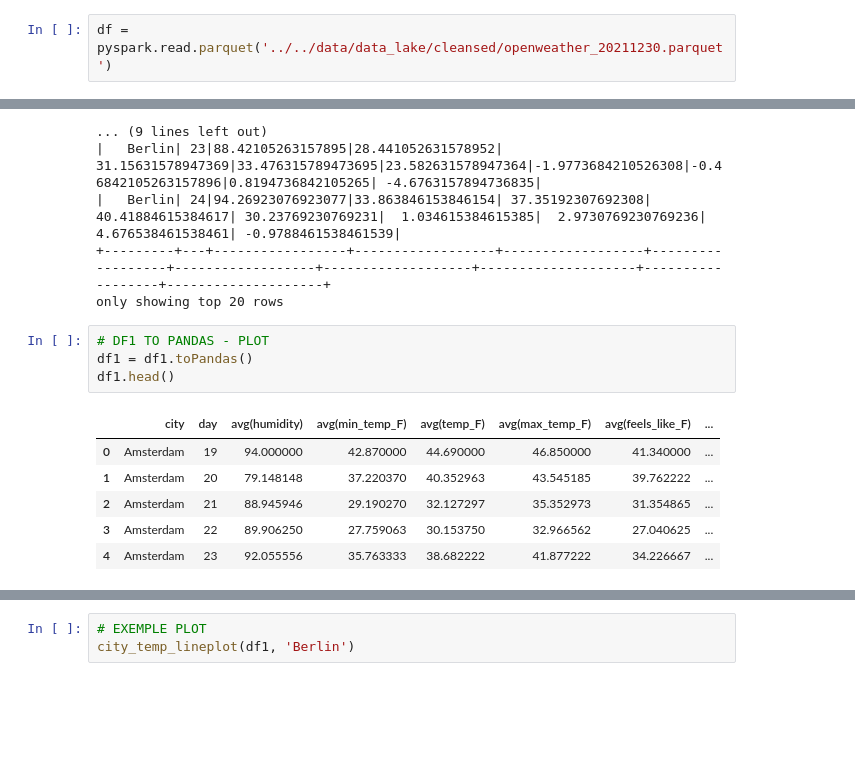
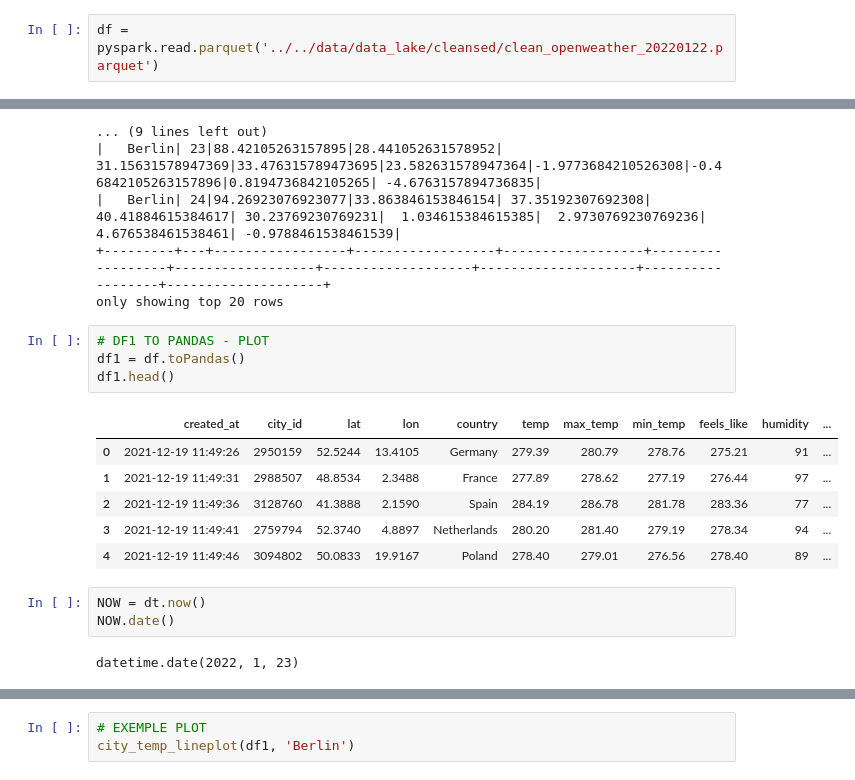
Before and after one commit to felipedmnq/streaming-weather-kafka, a Jupyter notebook: pyspark/notebooks/pyspark_analysis.ipynb, the cells around one changed output, grey strips where cells are left out. Saved outputs shown, nothing was run; the diff lists cells and outputs as text; blank space fills up the shorter version.

```diff
--- a/pyspark/notebooks/pyspark_analysis.ipynb
+++ b/pyspark/notebooks/pyspark_analysis.ipynb
@@ -79,7 +81,7 @@ To adjust logging level use sc.setLogLevel(newLevel). For SparkR, use setLogLeve
 
     - RDD stands for Resilient Distributed Dataset, these are the elements that run and operate on multiple nodes to do parallel processing on a cluster. RDDs are immutable elements.
 # %%
-df = pyspark.read.parquet('../../data/data_lake/cleansed/openweather_20211230.parquet')
+df = pyspark.read.parquet('../../data/data_lake/cleansed/clean_openweather_20220122.parquet')
 # %% [markdown]
 ## FIRST LOOK INTO THE DATA
 # %%
@@ -190,12 +182,17 @@ df1.show()
 only showing top 20 rows
 # %%
 # DF1 TO PANDAS - PLOT
-df1 = df1.toPandas()
+df1 = df.toPandas()
 df1.head()
 # %% [output]
-|  | city | day | avg(humidity) | avg(min_temp_F) | avg(temp_F) | avg(max_temp_F) | avg(feels_like_F) | ... |
-| 0 | Amsterdam | 19 | 94.000000 | 42.870000 | 44.690000 | 46.850000 | 41.340000 | ... |
-| 1 | Amsterdam | 20 | 79.148148 | 37.220370 | 40.352963 | 43.545185 | 39.762222 | ... |
-| 2 | Amsterdam | 21 | 88.945946 | 29.190270 | 32.127297 | 35.352973 | 31.354865 | ... |
-| 3 | Amsterdam | 22 | 89.906250 | 27.759063 | 30.153750 | 32.966562 | 27.040625 | ... |
-| 4 | Amsterdam | 23 | 92.055556 | 35.763333 | 38.682222 | 41.877222 | 34.226667 | ... |
+|  | created_at | city_id | lat | lon | country | temp | max_temp | min_temp | feels_like | humidity | ... |
+| 0 | 2021-12-19 11:49:26 | 2950159 | 52.5244 | 13.4105 | Germany | 279.39 | 280.79 | 278.76 | 275.21 | 91 | ... |
+| 1 | 2021-12-19 11:49:31 | 2988507 | 48.8534 | 2.3488 | France | 277.89 | 278.62 | 277.19 | 276.44 | 97 | ... |
+| 2 | 2021-12-19 11:49:36 | 3128760 | 41.3888 | 2.1590 | Spain | 284.19 | 286.78 | 281.78 | 283.36 | 77 | ... |
+| 3 | 2021-12-19 11:49:41 | 2759794 | 52.3740 | 4.8897 | Netherlands | 280.20 | 281.40 | 279.19 | 278.34 | 94 | ... |
+| 4 | 2021-12-19 11:49:46 | 3094802 | 50.0833 | 19.9167 | Poland | 278.40 | 279.01 | 276.56 | 278.40 | 89 | ... |
+# %%
+NOW = dt.now()
+NOW.date()
+# %% [output]
+datetime.date(2022, 1, 23)
```
Also changed, not shown: parts of 10 cells of this notebook.
